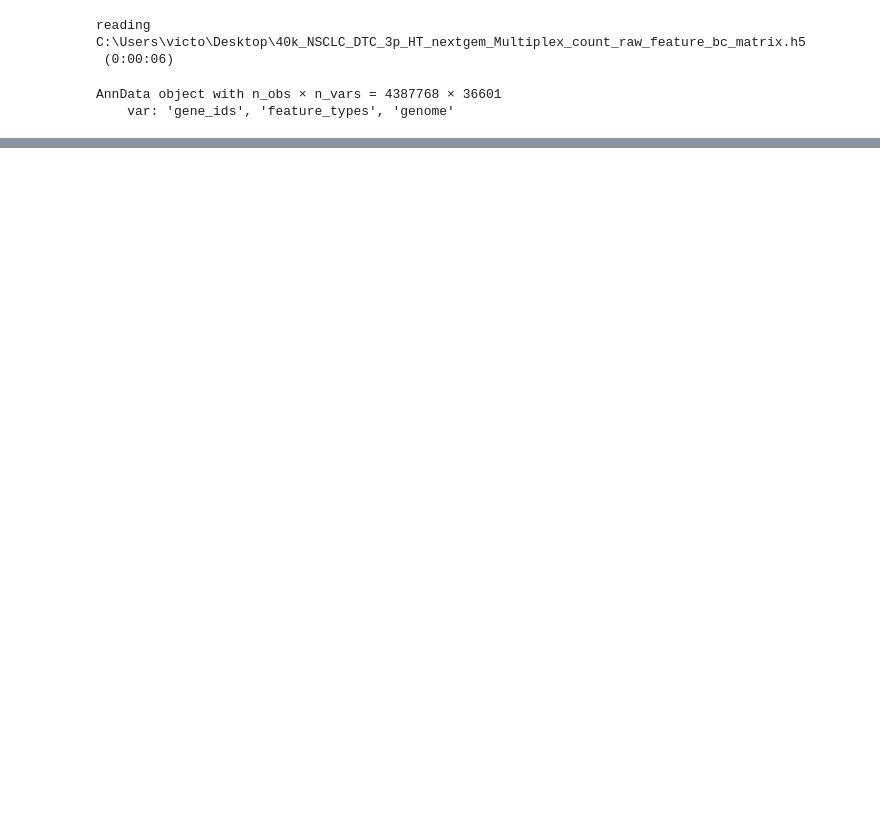
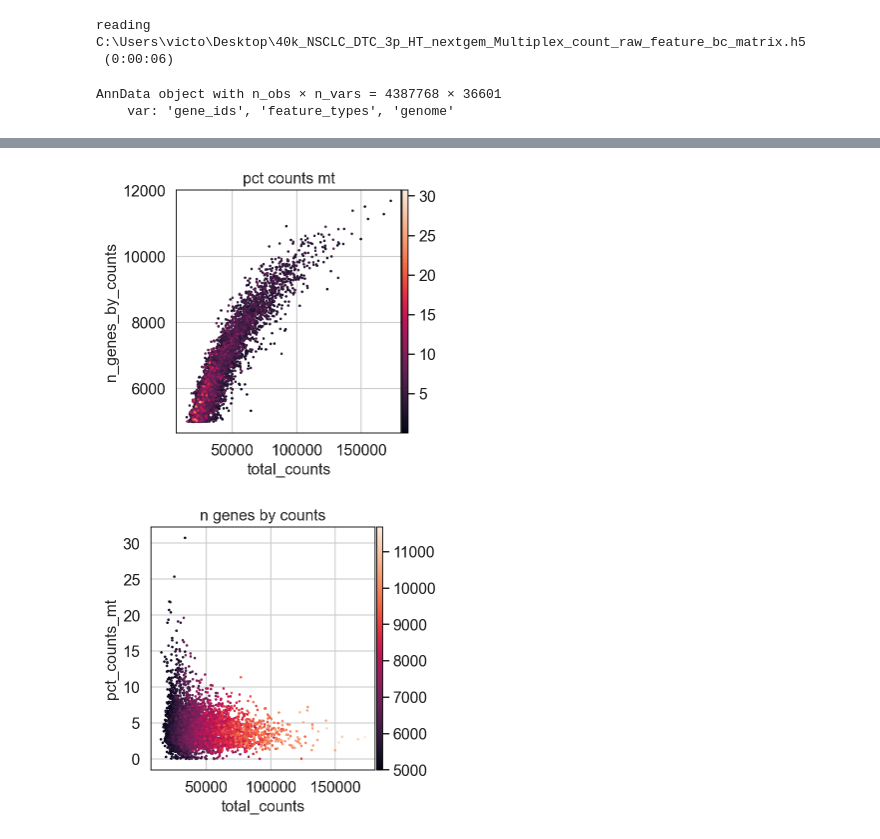
Before and after one commit to tianxin-wang/BIOS26211-Final-Project, a Jupyter notebook: Single Cell Seq.ipynb, the cells around one changed output, grey strips where cells are left out. Cells and saved outputs as stored; diff of their text form; code cells hidden in the pictures; blank space fills up the shorter version.

```diff
--- a/Single Cell Seq.ipynb
+++ b/Single Cell Seq.ipynb
@@ -59,0 +71,7 @@ normalizing counts per cell
+# %%
+# plot a scatter plot of QC metrics
+sc.pl.scatter(adata, x='total_counts', y='n_genes_by_counts', color = 'pct_counts_mt')
+sc.pl.scatter(adata, x='total_counts', y='pct_counts_mt', color = 'n_genes_by_counts')
+# %% [output]
+[figure, added]
+[figure, added]
```
Also changed, not shown: parts of 8 cells of this notebook.
